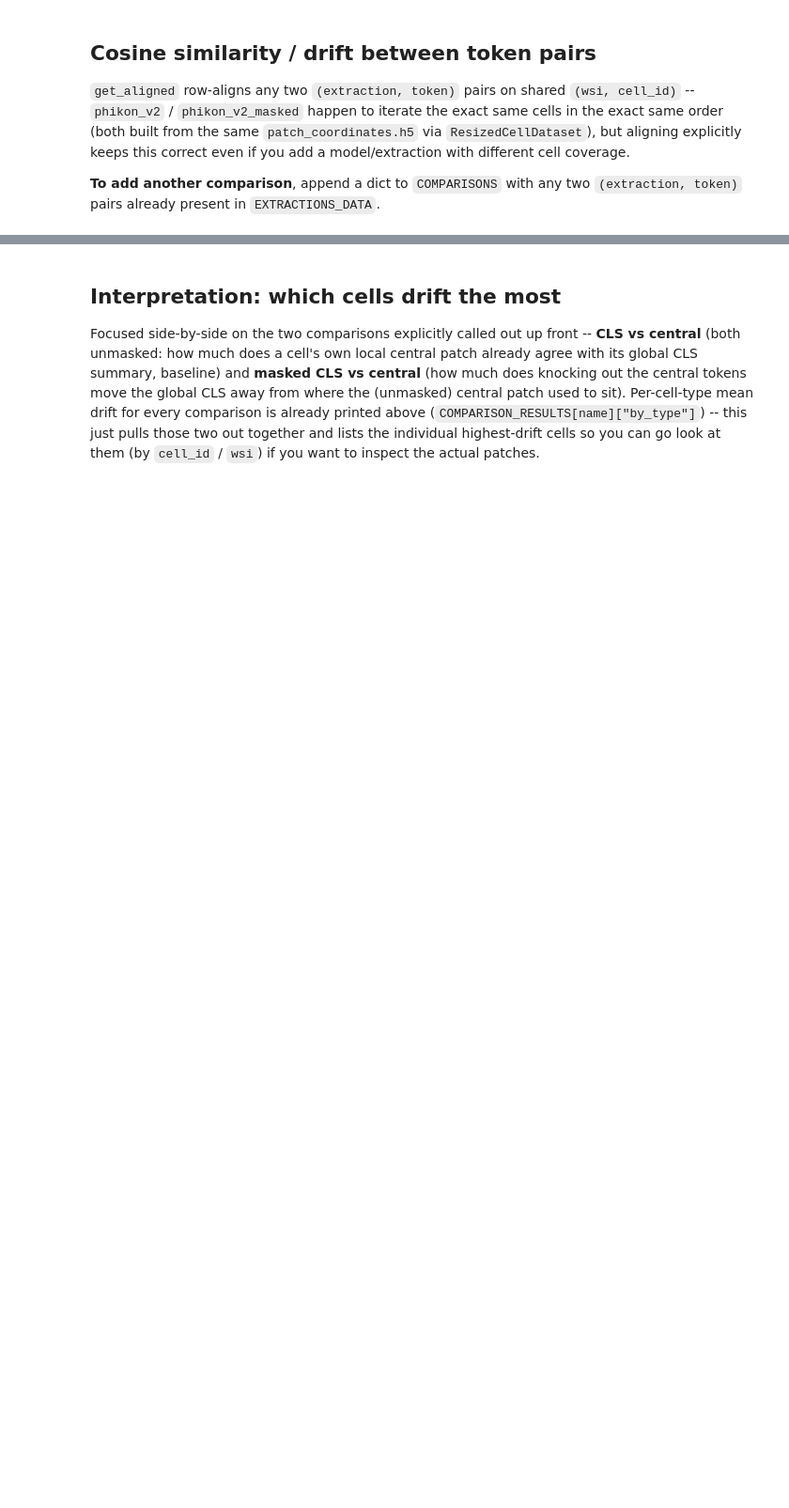
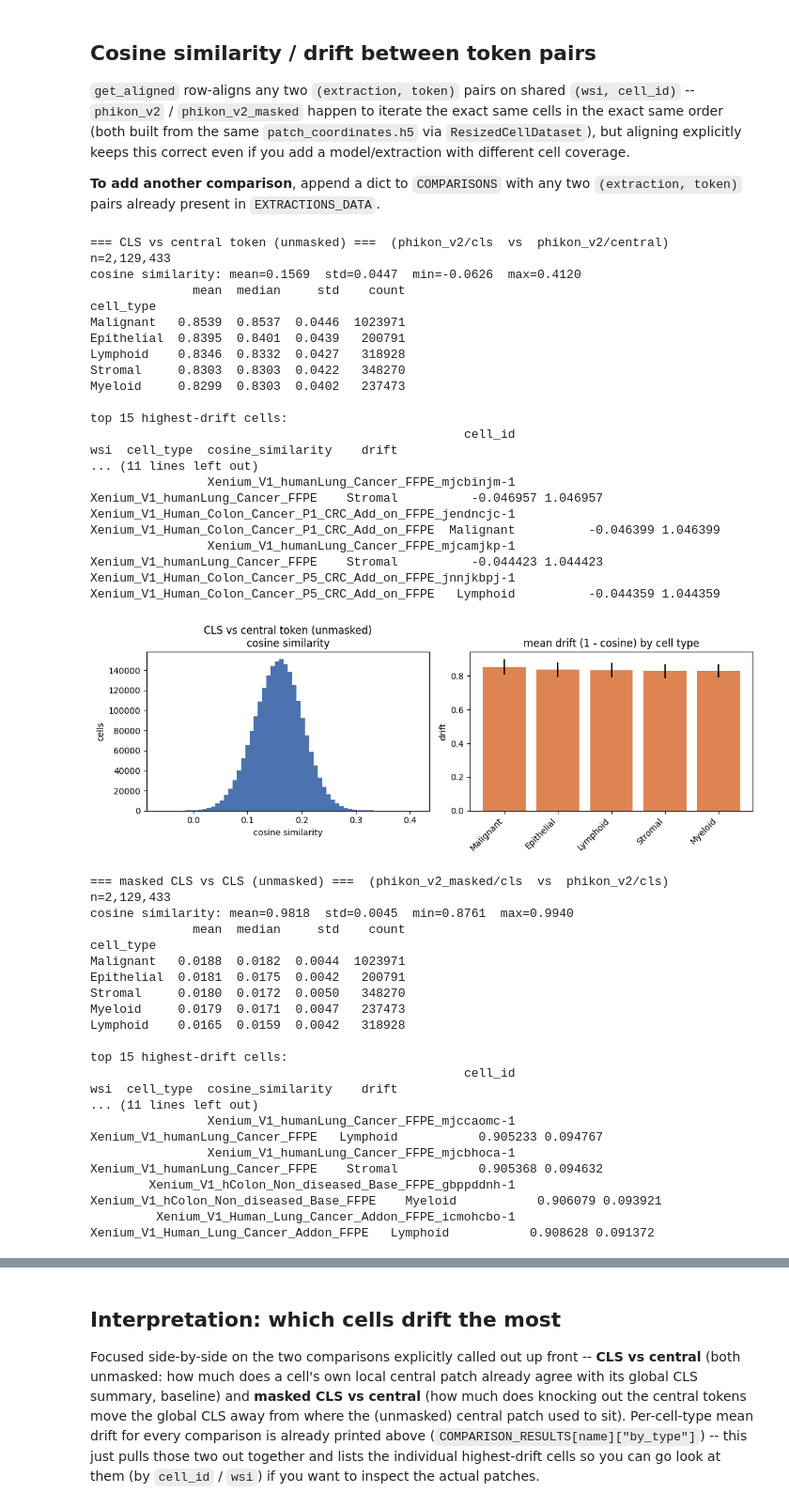
Before and after one commit to Aurelien-Cormoreche/sc-central-tokens-code, a Jupyter notebook: notebooks/compare_embeddings_across_extractions.ipynb, the cells around one changed output, grey strips where cells are left out. Shown at 94% size. Drawn from its saved outputs; the diff is of its cells as text; code cells hidden in the pictures; blank space fills up the shorter version.

```diff
--- a/notebooks/compare_embeddings_across_extractions.ipynb
+++ b/notebooks/compare_embeddings_across_extractions.ipynb
@@ -104,13 +104,13 @@ SEED = 42
 # mean of `corner_keys`.
 EXTRACTIONS = {
     "phikon_v2": dict(
-        h5_root=DATASETS_ROOT / "PhikonV2_448_h5",
+        h5_root=DATASETS_ROOT / "PhikonV2_448_h5" / 'raw',
         corner_keys=["top_left", "top_right", "bottom_left", "bottom_right"],
         load_cls=True,
         wsi_list=None,  # None = auto-discover every subdir with an embeddings_dataset.h5
     ),
     "phikon_v2_masked": dict(
-        h5_root=DATASETS_ROOT / "PhikonV2_448_masked_h5",
+        h5_root=DATASETS_ROOT / "PhikonV2_448_masked_h5" / 'raw',
         corner_keys=["top_left", "top_right", "bottom_left", "bottom_right"],
         load_cls=True,
         wsi_list=None,
@@ -304,18 +326,56 @@ def run_comparison(name: str, a: tuple[str, str], b: tuple[str, str], top_n: int
 # %%
 COMPARISONS = [
     dict(name="CLS vs central token (unmasked)",
          a=("phikon_v2", "cls"), b=("phikon_v2", "central")),
     dict(name="masked CLS vs CLS (unmasked)",
          a=("phikon_v2_masked", "cls"), b=("phikon_v2", "cls")),
     dict(name="masked central vs CLS (unmasked)",
          a=("phikon_v2_masked", "central"), b=("phikon_v2", "cls")),
     dict(name="masked CLS vs central token (unmasked)",
          a=("phikon_v2_masked", "cls"), b=("phikon_v2", "central")),
+     dict(name="masked central vs central (unmasked)",
+         a=("phikon_v2_masked", "central"), b=("phikon_v2", "central")),
     # Add another pairing here -- `a`/`b` are any (extraction, token) pair
     # registered in EXTRACTIONS_DATA above.
 ]
 
 COMPARISON_RESULTS = {}
 for cmp in COMPARISONS:
     df, by_type = run_comparison(cmp["name"], cmp["a"], cmp["b"])
     COMPARISON_RESULTS[cmp["name"]] = dict(df=df, by_type=by_type)
+# %% [output]
+=== CLS vs central token (unmasked) ===  (phikon_v2/cls  vs  phikon_v2/central)  n=2,129,433
+cosine similarity: mean=0.1569  std=0.0447  min=-0.0626  max=0.4120
+              mean  median     std    count
+cell_type
+Malignant   0.8539  0.8537  0.0446  1023971
+Epithelial  0.8395  0.8401  0.0439   200791
+Lymphoid    0.8346  0.8332  0.0427   318928
+Stromal     0.8303  0.8303  0.0422   348270
+Myeloid     0.8299  0.8303  0.0402   237473
+
+top 15 highest-drift cells:
+                                                   cell_id                                             wsi  cell_type  cosine_similarity    drift
+... (11 lines left out)
+                Xenium_V1_humanLung_Cancer_FFPE_mjcbinjm-1                 Xenium_V1_humanLung_Cancer_FFPE    Stromal          -0.046957 1.046957
+Xenium_V1_Human_Colon_Cancer_P1_CRC_Add_on_FFPE_jendncjc-1 Xenium_V1_Human_Colon_Cancer_P1_CRC_Add_on_FFPE  Malignant          -0.046399 1.046399
+                Xenium_V1_humanLung_Cancer_FFPE_mjcamjkp-1                 Xenium_V1_humanLung_Cancer_FFPE    Stromal          -0.044423 1.044423
+Xenium_V1_Human_Colon_Cancer_P5_CRC_Add_on_FFPE_jnnjkbpj-1 Xenium_V1_Human_Colon_Cancer_P5_CRC_Add_on_FFPE   Lymphoid          -0.044359 1.044359
+[figure, added]
+=== masked CLS vs CLS (unmasked) ===  (phikon_v2_masked/cls  vs  phikon_v2/cls)  n=2,129,433
+cosine similarity: mean=0.9818  std=0.0045  min=0.8761  max=0.9940
+              mean  median     std    count
+cell_type
+Malignant   0.0188  0.0182  0.0044  1023971
+Epithelial  0.0181  0.0175  0.0042   200791
+Stromal     0.0180  0.0172  0.0050   348270
+Myeloid     0.0179  0.0171  0.0047   237473
+Lymphoid    0.0165  0.0159  0.0042   318928
+
+top 15 highest-drift cells:
+                                                   cell_id                                             wsi  cell_type  cosine_similarity    drift
+... (11 lines left out)
+                Xenium_V1_humanLung_Cancer_FFPE_mjccaomc-1                 Xenium_V1_humanLung_Cancer_FFPE   Lymphoid           0.905233 0.094767
+                Xenium_V1_humanLung_Cancer_FFPE_mjcbhoca-1                 Xenium_V1_humanLung_Cancer_FFPE    Stromal           0.905368 0.094632
+        Xenium_V1_hColon_Non_diseased_Base_FFPE_gbppddnh-1         Xenium_V1_hColon_Non_diseased_Base_FFPE    Myeloid           0.906079 0.093921
+         Xenium_V1_Human_Lung_Cancer_Addon_FFPE_icmohcbo-1          Xenium_V1_Human_Lung_Cancer_Addon_FFPE   Lymphoid           0.908628 0.091372
```
Also changed, not shown: parts of 7 cells of this notebook.
